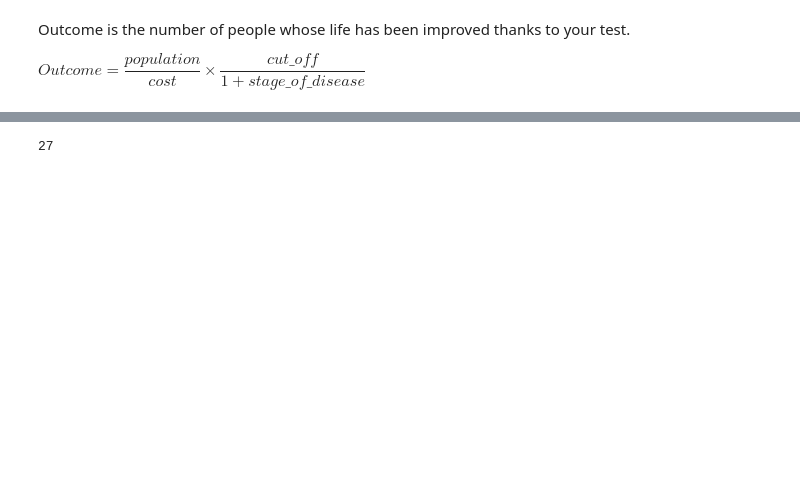
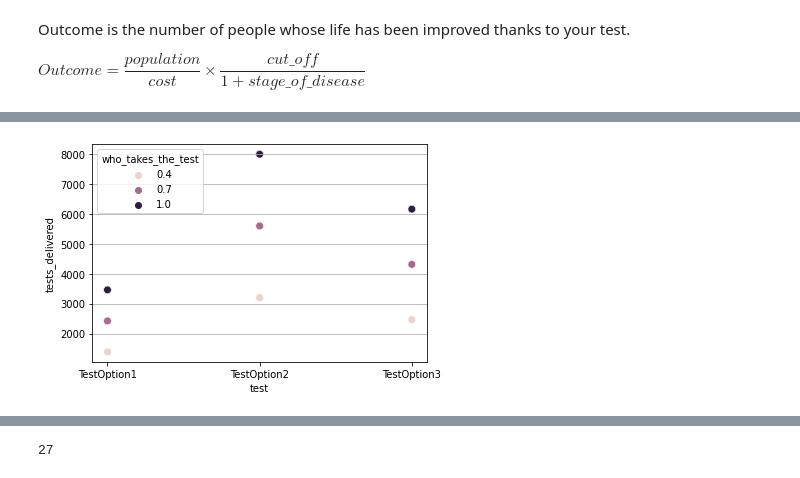
Before and after one commit to CailsCodes/QIB-NSF-2023, a Jupyter notebook: NSF_workbench.ipynb, the cells around one changed output, grey strips where cells are left out. Drawn from its saved outputs; the diff is of its cells as text; code cells hidden in the pictures; blank space fills up the shorter version.

```diff
--- a/NSF_workbench.ipynb
+++ b/NSF_workbench.ipynb
@@ -228,3 +258,50 @@ def calc_outcome(cost, cutoff, stag_dis):
     f1 = population / cost
     f2 = cutoff / (1+stag_dis)
     return f1 * f2
+# %%
+def calc_outcome(v1:int, v2:int, v3:int):
+    """
+    Arguments:
+    ----------
+        v1 (int) : cost of test
+        v2 (int) : who takes the test
+        v3 (int) : detection strength
+
+    Returns:
+    --------
+        Tests delivered (int)
+        People treated (int)
+    """
+    tests_delivered = (population / v1) * v2 * 1.0245
+    people_treated = tests_delivered * v3
+    return int(tests_delivered), int(people_treated)
+# %%
+data = {
+    "test" : [],
+    "who_takes_the_test" : [],
+    "detection_strength" : [],
+    "tests_delivered" : [],
+    "people_treated" : []
+    }
+
+for t in [TestOption1, TestOption2, TestOption3]:
+
+    cost = t.cost()
+
+    for wtt, ds in product(who_takes_the_test, detection_strength):
+        p = who_takes_the_test[wtt]
+        s = detection_strength[ds]
+
+        tests_delivered, people_treated = calc_outcome(cost, p, s)
+
+        data['test'].append(t.__name__)
+        data['who_takes_the_test'].append(p)
+        data['detection_strength'].append(s)
+        data['tests_delivered'].append(tests_delivered)
+        data['people_treated'].append(people_treated)
+
+df = pd.DataFrame(data)
+sns.scatterplot(data=df, x='test', y='tests_delivered', hue='who_takes_the_test', s=60)
+plt.grid(axis='y')
+# %% [output]
+[figure, added]
```
Also changed, not shown: parts of 12 cells of this notebook.
